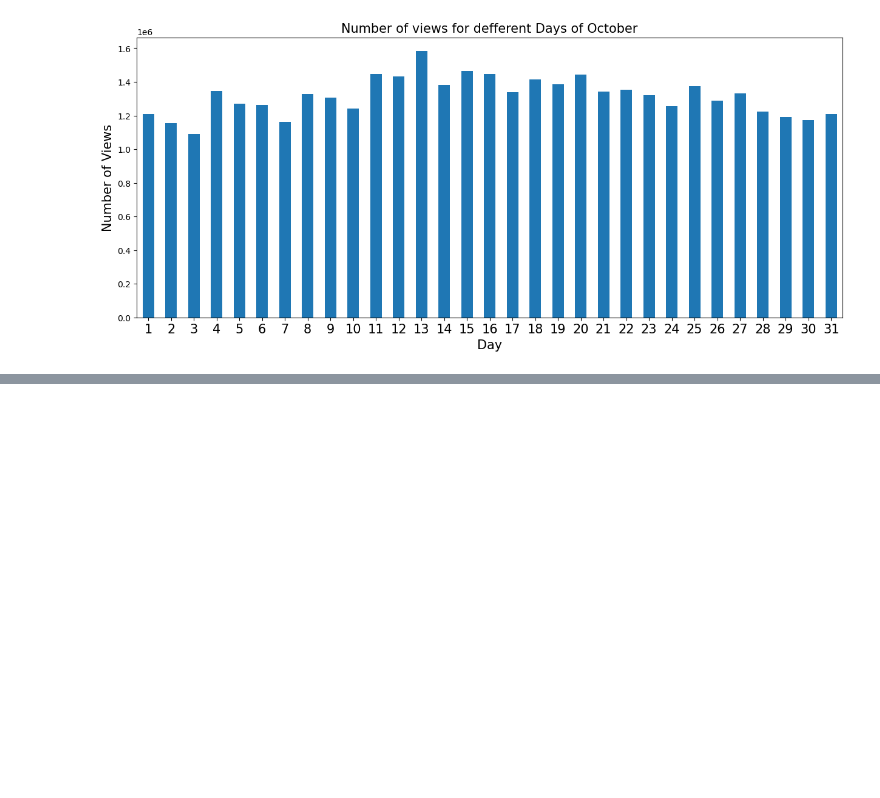
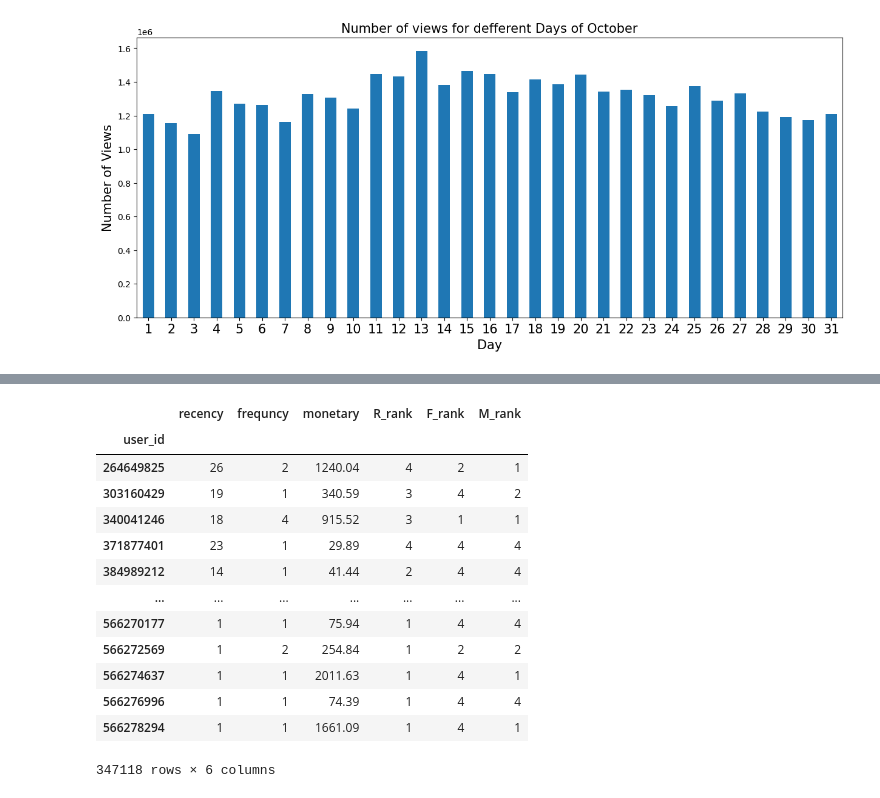
Before and after one commit to ZobaerIslam/Customer-Behavior-Analysis, a Jupyter notebook: customer_behavior_analysis.ipynb, the cells around one changed output, grey strips where cells are left out. Cells and saved outputs as stored; diff of their text form; code cells hidden in the pictures; blank space fills up the shorter version.

```diff
--- a/customer_behavior_analysis.ipynb
+++ b/customer_behavior_analysis.ipynb
@@ -419,0 +530,11 @@ According  to the above analysis, the top brands all include mobile and mobile a
+# %%
+# Compute Ranks for Frequency & Monetary metrics
+def compute_FM(val, metric, quantile):
+    if val <= quantile[metric][0.25]:
+        return 4
+    elif val <= quantile[metric][0.50]:
+        return 3
+    elif val <= quantile[metric][0.75]:
+        return 2
+    else:
+        return 1
@@ -419,0 +560,17 @@ According  to the above analysis, the top brands all include mobile and mobile a
+# %%
+rfm
+# %% [output]
+|  | recency | frequncy | monetary | R_rank | F_rank | M_rank |
+| user_id |  |  |  |  |  |  |
+| 264649825 | 26 | 2 | 1240.04 | 4 | 2 | 1 |
+| 303160429 | 19 | 1 | 340.59 | 3 | 4 | 2 |
+| 340041246 | 18 | 4 | 915.52 | 3 | 1 | 1 |
+| 371877401 | 23 | 1 | 29.89 | 4 | 4 | 4 |
+| 384989212 | 14 | 1 | 41.44 | 2 | 4 | 4 |
+| ... | ... | ... | ... | ... | ... | ... |
+| 566270177 | 1 | 1 | 75.94 | 1 | 4 | 4 |
+| 566272569 | 1 | 2 | 254.84 | 1 | 2 | 2 |
+| 566274637 | 1 | 1 | 2011.63 | 1 | 4 | 1 |
+| 566276996 | 1 | 1 | 74.39 | 1 | 4 | 4 |
+| 566278294 | 1 | 1 | 1661.09 | 1 | 4 | 1 |
+347118 rows × 6 columns
```
Also changed, not shown: parts of 71 cells of this notebook, 1 other file.
